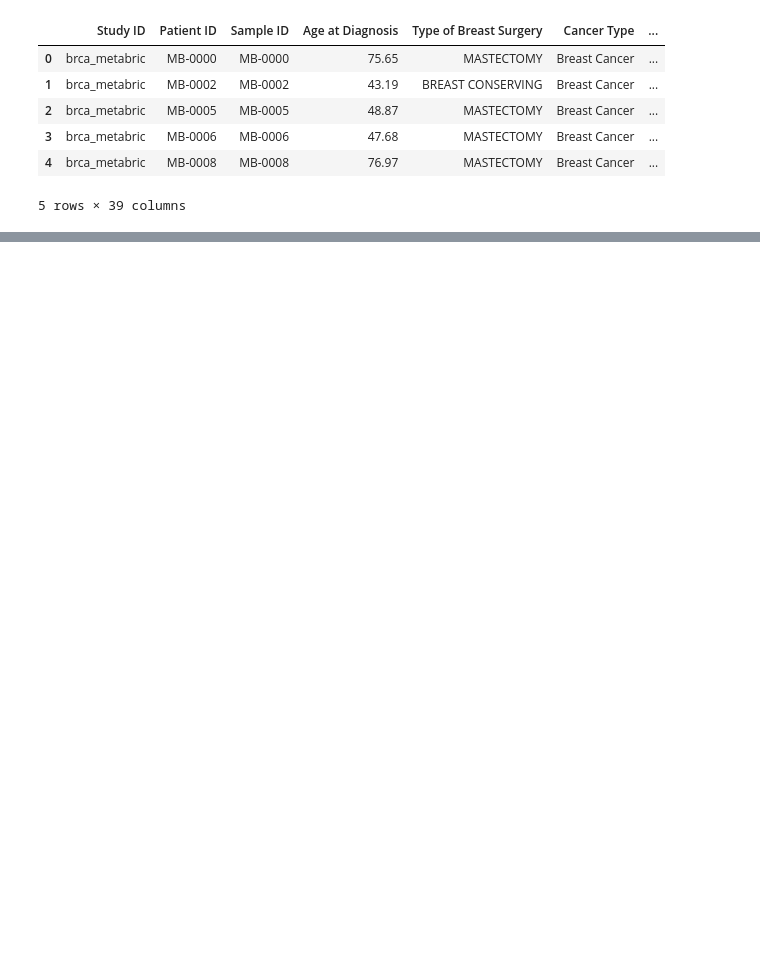
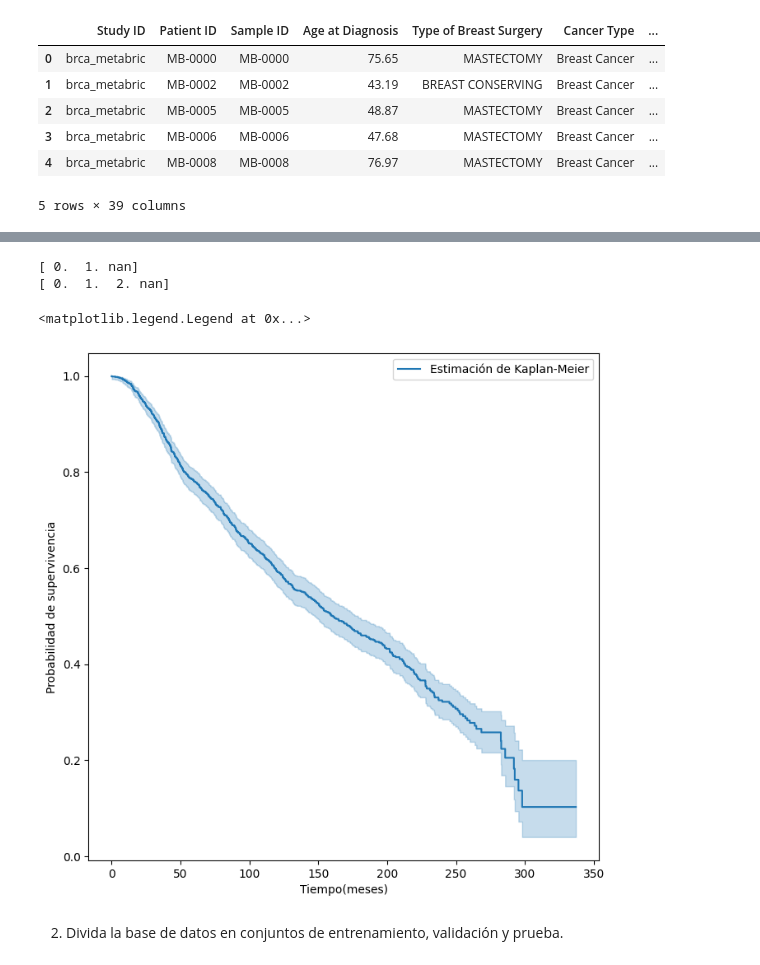
Before and after one commit to gapalfaro-cmyk/gapalfaro-cmyk-Proyecto-de-fin-de-modulo-7.2---Alfaro-Badillo-Cruz-Perez-Rupit, a Jupyter notebook: Modulo7_Tarea2.ipynb, the cells around one changed output, grey strips where cells are left out. Drawn from its saved outputs; the diff is of its cells as text; code cells hidden in the pictures; blank space fills up the shorter version.

```diff
--- a/Modulo7_Tarea2.ipynb
+++ b/Modulo7_Tarea2.ipynb
@@ -38,0 +215,48 @@ df.head()
+# %%
+# Transformar la variable Patient's Vital Status en numérica
+# Ref: Columna:  Overall Survival Status
+#array(['0:LIVING', '1:DECEASED', nan], dtype=object)
+status_map0 = {
+    "0:LIVING": 0,
+    "1:DECEASED": 1
+}
+
+status_map = {
+    "Living": 0,
+    "Died of Disease": 1,
+    "Died of Other Causes": 2
+}
+
+# Aplicamos el mapeo
+df["Overall Survival Status"] = df["Overall Survival Status"].map(status_map0)
+df["Patient\'s Vital Status"] = df["Patient\'s Vital Status"].map(status_map)
+
+# Si quieres convertir NaN en un valor específico (ej. -1)
+# df["Patient's Vital Status"] = df["Patient's Vital Status"].fillna(-1)
+
+# Aseguramos que sea tipo numérico
+df["Overall Survival Status"] = df["Overall Survival Status"].astype("float64")
+df["Patient\'s Vital Status"] = df["Patient\'s Vital Status"].astype("float64")
+
+print(df["Overall Survival Status"].unique())
+print(df["Patient\'s Vital Status"].unique())
+# %% [output]
+[ 0.  1. nan]
+[ 0.  1.  2. nan]
+# %%
+df_nonull=df.dropna()
+
+# Grafica la curva de supervivencia de Kaplan-Meier
+fig, ax=subplots(figsize=(8,8))
+km=KaplanMeierFitter()
+km_mama=km.fit(df_nonull['Overall Survival (Months)'],df_nonull['Overall Survival Status'])
+km_mama.plot(label='Estimación de Kaplan-Meier', ax=ax)
+ax.set_xlabel('Tiempo(meses)')
+ax.set_ylabel('Probabilidad de supervivencia')
+ax.legend()
+# %% [output]
+<matplotlib.legend.Legend at 0x...>
+[figure, added]
+# %% [markdown]
+2. Divida la base de datos en conjuntos de entrenamiento, validación y
+prueba.
```
Also changed, not shown: parts of 16 cells of this notebook.
